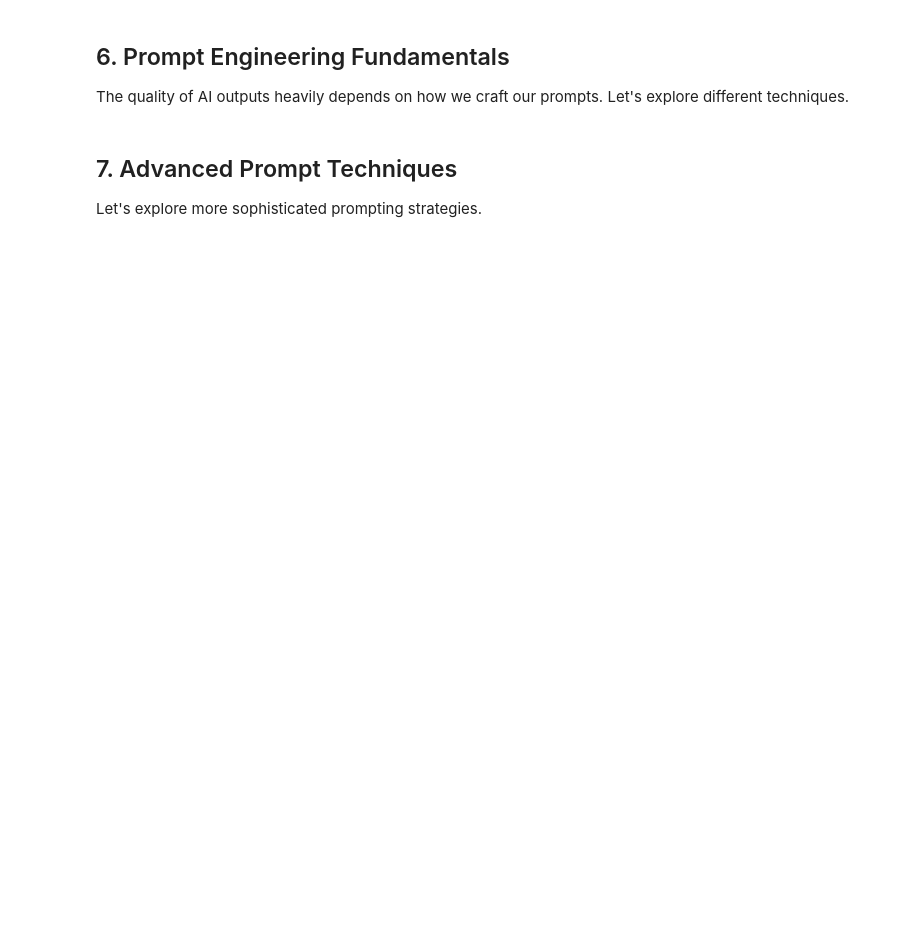
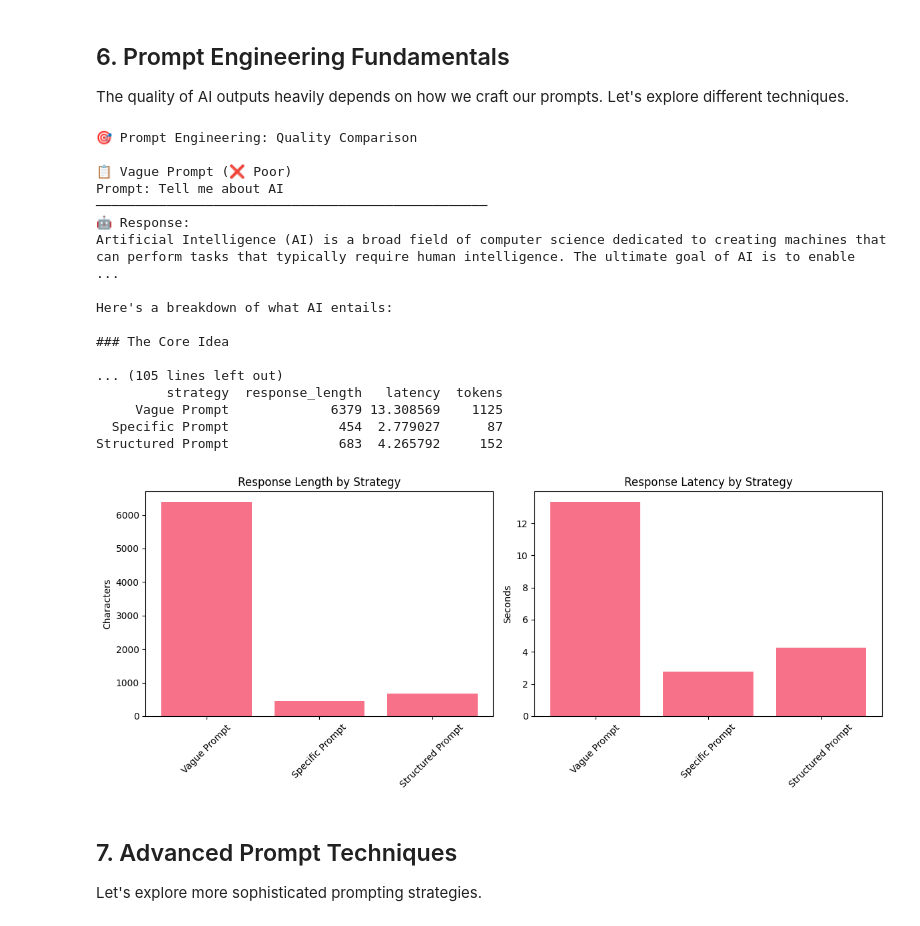
Before and after one commit to nluninja/BBS-AIIM, a Jupyter notebook: module4/03_Exploring_Modern_LLMs_with_Gemini.ipynb, the cells around one changed output. Saved outputs shown, nothing was run; the diff lists cells and outputs as text; code cells hidden in the pictures; blank space fills up the shorter version.

Commit message:
removed max tokens as gemini behaves in a strange  way when limiting number of tokens

```diff
--- a/module4/03_Exploring_Modern_LLMs_with_Gemini.ipynb
+++ b/module4/03_Exploring_Modern_LLMs_with_Gemini.ipynb
@@ -135,7 +166,7 @@ Let's create a robust client class to interact with Gemini models.
 class GeminiClient:
     """A robust client for interacting with Google Gemini models."""
 
-    def __init__(self, default_model: str = "gemini-1.5-flash-latest"):
+    def __init__(self, default_model: str = "gemini-2.5-flash"):
         """Initialize the Gemini client.
 
         Args:
@@ -147,10 +178,10 @@ class GeminiClient:
 
         # Model aliases for convenience
         self.model_aliases = {
-            'flash': 'gemini-1.5-flash-latest',
-            'pro': 'gemini-1.5-pro-latest',
-            'flash-2': 'gemini-2.0-flash-exp-0827',
-            'latest': 'gemini-1.5-flash-latest'
+            'flash': 'gemini-2.5-flash',
+            'pro': 'gemini-2.5-pro',
+            'flash-2': 'gemini-2.0-flash',
+            'latest': 'gemini-flash-latest'
         }
 
     def _resolve_model_name(self, model_name: str) -> str:
@@ -168,7 +199,6 @@ class GeminiClient:
                 prompt: str,
                 model: Optional[str] = None,
                 temperature: float = 0.7,
-                max_tokens: int = 150,
                 top_p: float = 0.95,
                 top_k: int = 40) -> Dict:
         """Generate text using Gemini.
@@ -177,7 +207,6 @@ class GeminiClient:
             prompt: The input prompt
             model: Model to use (default: self.default_model)
             temperature: Sampling temperature (0.0 to 2.0)
-            max_tokens: Maximum tokens to generate
             top_p: Nucleus sampling parameter
             top_k: Top-k sampling parameter
 
@@ -196,7 +225,6 @@ class GeminiClient:
             # Configure generation parameters
             generation_config = genai.types.GenerationConfig(
                 temperature=temperature,
-                max_output_tokens=max_tokens,
                 top_p=top_p,
                 top_k=top_k,
                 candidate_count=1
@@ -207,29 +235,12 @@ class GeminiClient:
                 prompt,
                 generation_config=generation_config,
                 safety_settings=[
-                    {"category": "HARM_CATEGORY_HARASSMENT", "threshold": "BLOCK_MEDIUM_AND_ABOVE"},
-                    {"category": "HARM_CATEGORY_HATE_SPEECH", "threshold": "BLOCK_MEDIUM_AND_ABOVE"},
-                    {"category": "HARM_CATEGORY_SEXUALLY_EXPLICIT", "threshold": "BLOCK_MEDIUM_AND_ABOVE"},
-                    {"category": "HARM_CATEGORY_DANGEROUS_CONTENT", "threshold": "BLOCK_MEDIUM_AND_ABOVE"}
                 ]
             )
 
             elapsed_time = time.time() - start_time
 
-            # Extract response text
-            if response.candidates:
-                candidate = response.candidates[0]
-
-                # Check for safety blocking
-                if hasattr(candidate, 'finish_reason') and candidate.finish_reason.name == 'SAFETY':
-                    response_text = "[Response blocked by safety filters]"
-                    blocked = True
-                else:
-                    response_text = response.text if hasattr(response, 'text') else "[No text generated]"
-                    blocked = False
-            else:
-                response_text = "[No candidates generated]"
-                blocked = False
+            response_text = response.text
 
             # Calculate token estimates
             input_tokens = len(prompt.split()) * 1.3  # Rough estimate
@@ -242,7 +253,6 @@ class GeminiClient:
             return {
                 'response': response_text,
                 'success': True,
-                'blocked': blocked,
                 'model': resolved_model,
                 'latency': elapsed_time,
                 'input_tokens': int(input_tokens),
@@ -258,7 +268,6 @@ class GeminiClient:
             return {
                 'response': f"Error: {str(e)}",
                 'success': False,
-                'blocked': False,
                 'model': resolved_model,
                 'latency': elapsed_time,
                 'input_tokens': int(len(prompt.split()) * 1.3),
@@ -308,7 +330,7 @@ for i, prompt in enumerate(test_prompts, 1):
     print(f"📝 Test {i}: {prompt}")
     print("─" * 50)
 
-    result = gemini.generate(prompt, temperature=0.7, max_tokens=100)
+    result = gemini.generate(prompt, temperature=0.7)
 
     if result['success']:
         print(f"🤖 Response: {result['response']}")
@@ -372,7 +412,6 @@ for strategy in strategies:
     result = gemini.generate(
         strategy['prompt'],
         temperature=0.3,  # Low temperature for consistent results
-        max_tokens=200
     )
 
     if result['success']:
@@ -387,33 +426,52 @@ for strategy in strategies:
         })
     else:
         print(f"❌ Error: {result['response']}")
 
     print("\n" + "="*70 + "\n")
     time.sleep(1)
 
 # Analyze results
 if results:
     df_results = pd.DataFrame(results)
     print("📊 Prompt Strategy Analysis:")
     print(df_results.to_string(index=False))
 
     # Visualize
     fig, (ax1, ax2) = plt.subplots(1, 2, figsize=(12, 5))
 
     # Response length comparison
     ax1.bar(df_results['strategy'], df_results['response_length'])
     ax1.set_title('Response Length by Strategy')
     ax1.set_ylabel('Characters')
     ax1.tick_params(axis='x', rotation=45)
 
     # Latency comparison
     ax2.bar(df_results['strategy'], df_results['latency'])
     ax2.set_title('Response Latency by Strategy')
     ax2.set_ylabel('Seconds')
     ax2.tick_params(axis='x', rotation=45)
 
     plt.tight_layout()
     plt.show()
+# %% [output]
+🎯 Prompt Engineering: Quality Comparison
+
+📋 Vague Prompt (❌ Poor)
+Prompt: Tell me about AI
+──────────────────────────────────────────────────
+🤖 Response:
+Artificial Intelligence (AI) is a broad field of computer science dedicated to creating machines that can perform tasks that typically require human intelligence. The ultimate goal of AI is to enable  ...
+
+Here's a breakdown of what AI entails:
+
+### The Core Idea
+
+... (105 lines left out)
+         strategy  response_length   latency  tokens
+     Vague Prompt             6379 13.308569    1125
+  Specific Prompt              454  2.779027      87
+Structured Prompt              683  4.265792     152
+[figure, added]
 # %% [markdown]
 ## 7. Advanced Prompt Techniques
 
```
Also changed, not shown: parts of 14 cells of this notebook.
